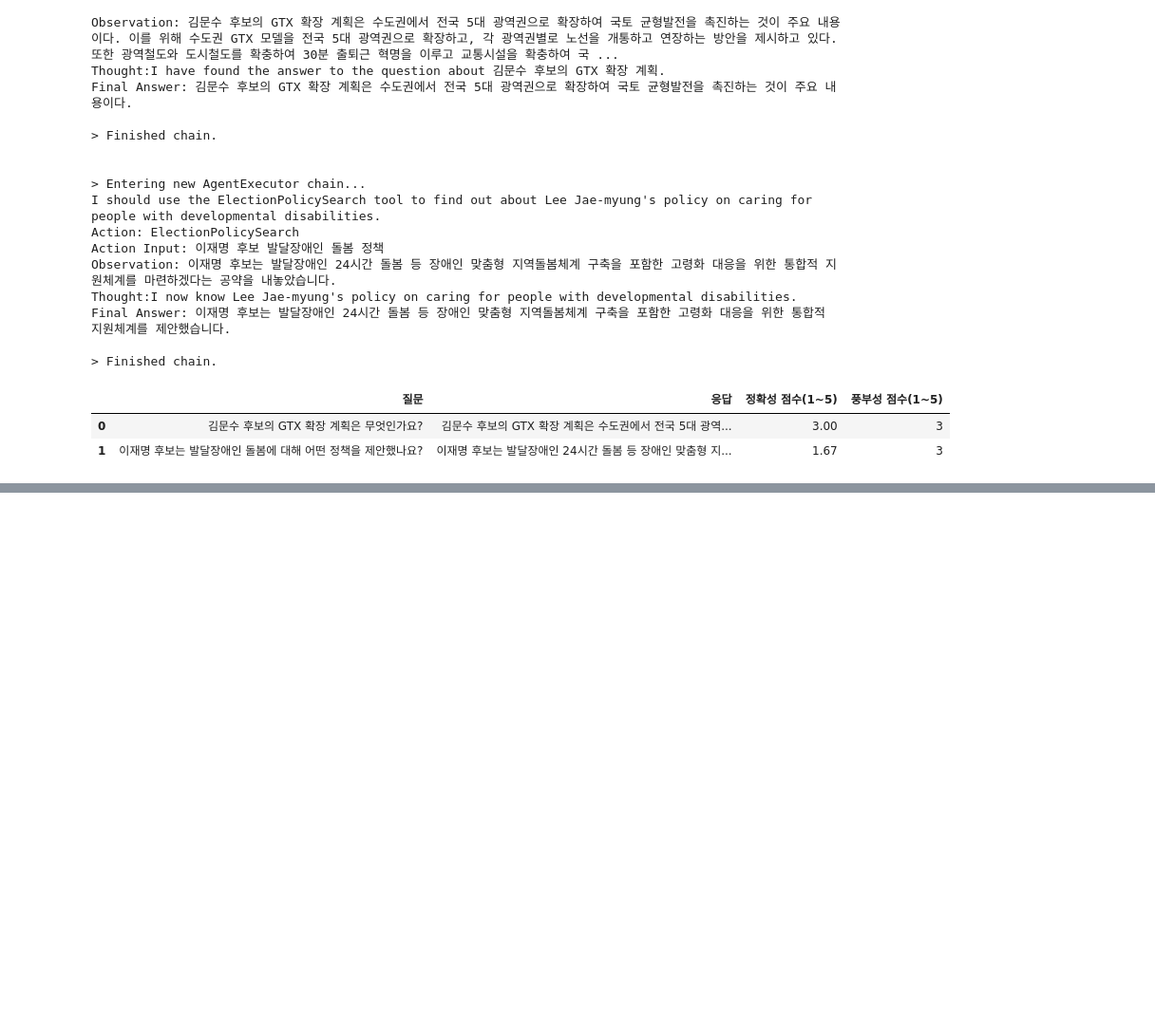
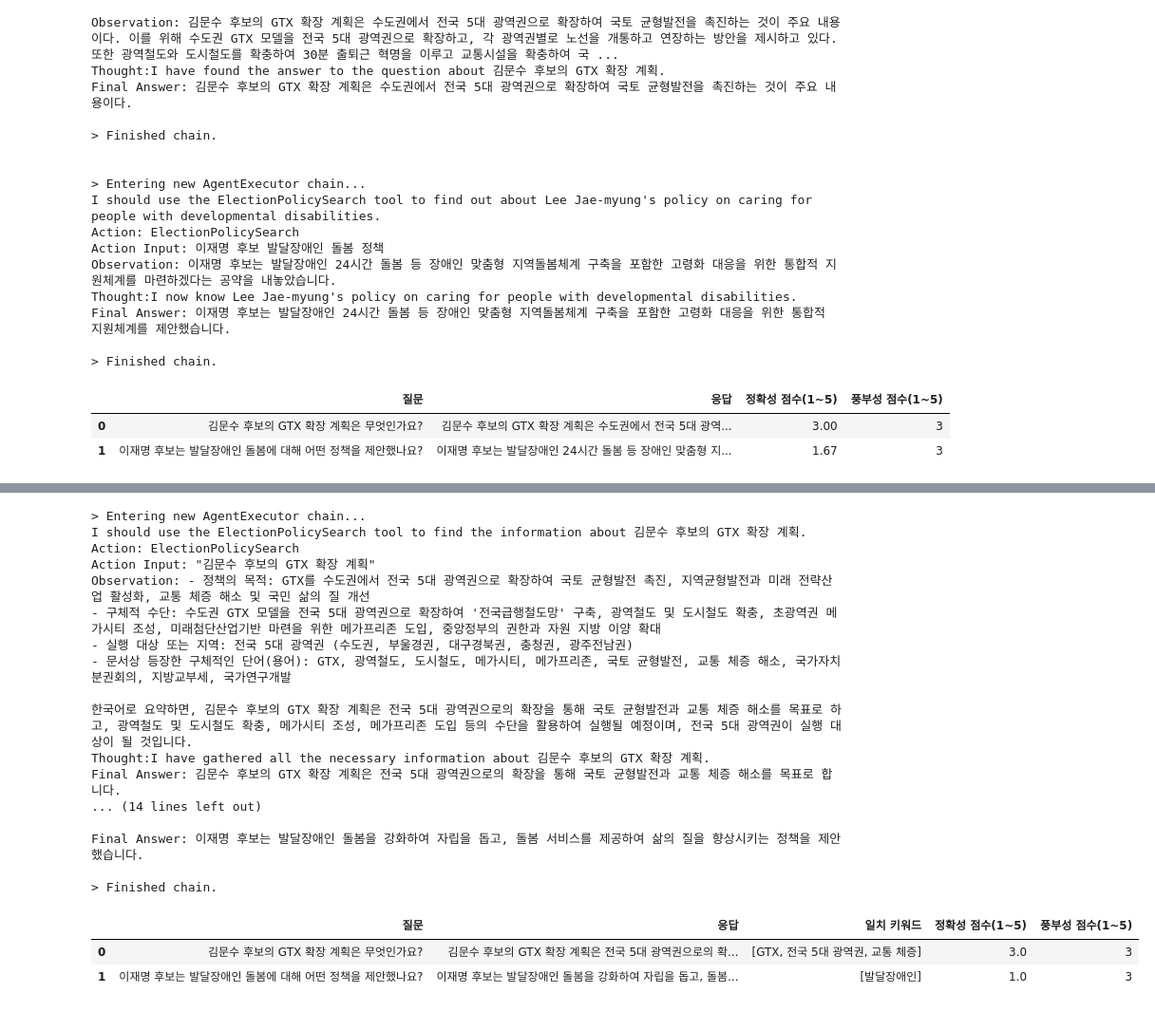
Before and after one commit to ihyoo/team_09, a Jupyter notebook: code/miran/대통령_선거_정보_도우미_AI_Agent.ipynb, the cells around one changed output, grey strips where cells are left out. Shown: that part at 95% size. Saved outputs shown, nothing was run; the diff lists cells and outputs as text; code cells hidden in the pictures; blank space fills up the shorter version.

```diff
--- a/code/miran/대통령_선거_정보_도우미_AI_Agent.ipynb
+++ b/code/miran/대통령_선거_정보_도우미_AI_Agent.ipynb
@@ -224,0 +231,17 @@ Final Answer: 이재명 후보는 발달장애인 24시간 돌봄 등 장애인
+# %%
+TAMPLATE_2 = """
+아래 문서는 대통령 후보의 공약이다. 질문에 대해 다음 요소를 포함하여 답변하라:
+- 정책의 목적
+- 구체적 수단 (시설, 제도, 법안 등)
+- 실행 대상 또는 지역
+- 문서상 등장한 구체적인 단어(용어)를 사용
+- 한국어로
+
+문맥:
+{context}
+
+질문:
+{question}
+
+답변:
+"""
@@ -224,0 +336,55 @@ Final Answer: 이재명 후보는 발달장애인 24시간 돌봄 등 장애인
+# %%
+import pandas as pd
+
+# 테스트 질문 및 기대 키워드 정의
+test_cases = [
+    {
+        "질문": "김문수 후보의 GTX 확장 계획은 무엇인가요?",
+        "기대 키워드": ["GTX", "전국 5대 광역권", "수도권", "초광역", "교통 체증"]
+    },
+    {
+        "질문": "이재명 후보는 발달장애인 돌봄에 대해 어떤 정책을 제안했나요?",
+        "기대 키워드": ["발달장애인", "24시간 돌봄", "지역돌봄체계", "간병비", "공공신탁제도"]
+    }
+]
+
+# 평가 수행
+results = []
+for case in test_cases:
+    response = react_agent.run(case["질문"])
+    matched_keywords = [kw for kw in case["기대 키워드"] if kw in response]
+    accuracy = round((len(matched_keywords) / len(case["기대 키워드"])) * 5, 2)
+    richness = 5 if len(response) > 400 and len(matched_keywords) >= 3 else 3 if matched_keywords else 1
+    results.append({
+        "질문": case["질문"],
+        "응답": response,
+        "일치 키워드": matched_keywords,
+        "정확성 점수(1~5)": accuracy,
+        "풍부성 점수(1~5)": richness
+    })
+
+df_result = pd.DataFrame(results)
+df_result
+# %% [output]
+> Entering new AgentExecutor chain...
+I should use the ElectionPolicySearch tool to find the information about 김문수 후보의 GTX 확장 계획.
+Action: ElectionPolicySearch
+Action Input: "김문수 후보의 GTX 확장 계획"
+Observation: - 정책의 목적: GTX를 수도권에서 전국 5대 광역권으로 확장하여 국토 균형발전 촉진, 지역균형발전과 미래 전략산업 활성화, 교통 체증 해소 및 국민 삶의 질 개선
+- 구체적 수단: 수도권 GTX 모델을 전국 5대 광역권으로 확장하여 '전국급행철도망' 구축, 광역철도 및 도시철도 확충, 초광역권 메가시티 조성, 미래첨단산업기반 마련을 위한 메가프리존 도입, 중앙정부의 권한과 자원 지방 이양 확대
+- 실행 대상 또는 지역: 전국 5대 광역권 (수도권, 부울경권, 대구경북권, 충청권, 광주전남권)
+- 문서상 등장한 구체적인 단어(용어): GTX, 광역철도, 도시철도, 메가시티, 메가프리존, 국토 균형발전, 교통 체증 해소, 국가자치분권회의, 지방교부세, 국가연구개발
+
+한국어로 요약하면, 김문수 후보의 GTX 확장 계획은 전국 5대 광역권으로의 확장을 통해 국토 균형발전과 교통 체증 해소를 목표로 하고, 광역철도 및 도시철도 확충, 메가시티 조성, 메가프리존 도입 등의 수단을 활용하여 실행될 예정이며, 전국 5대 광역권이 실행 대상이 될 것입니다.
+Thought:I have gathered all the necessary information about 김문수 후보의 GTX 확장 계획.
+Final Answer: 김문수 후보의 GTX 확장 계획은 전국 5대 광역권으로의 확장을 통해 국토 균형발전과 교통 체증 해소를 목표로 합니다.
+... (14 lines left out)
+
+Final Answer: 이재명 후보는 발달장애인 돌봄을 강화하여 자립을 돕고, 돌봄 서비스를 제공하여 삶의 질을 향상시키는 정책을 제안했습니다.
+
+> Finished chain.
+|  | 질문 | 응답 | 일치 키워드 | 정확성 점수(1~5) | 풍부성 점수(1~5) |
+| 0 | 김문수 후보의 GTX 확장 계획은 무엇인가요? | 김문수 후보의 GTX 확장 계획은 전국 5대 광역권으로의 확... | [GTX, 전국 5대 광역권, 교통 체증] | 3.0 | 3 |
+| 1 | 이재명 후보는 발달장애인 돌봄에 대해 어떤 정책을 제안했나요? | 이재명 후보는 발달장애인 돌봄을 강화하여 자립을 돕고, 돌봄... | [발달장애인] | 1.0 | 3 |
+# %% [markdown]
+>
```
Also changed, not shown: parts of 2 cells of this notebook.
